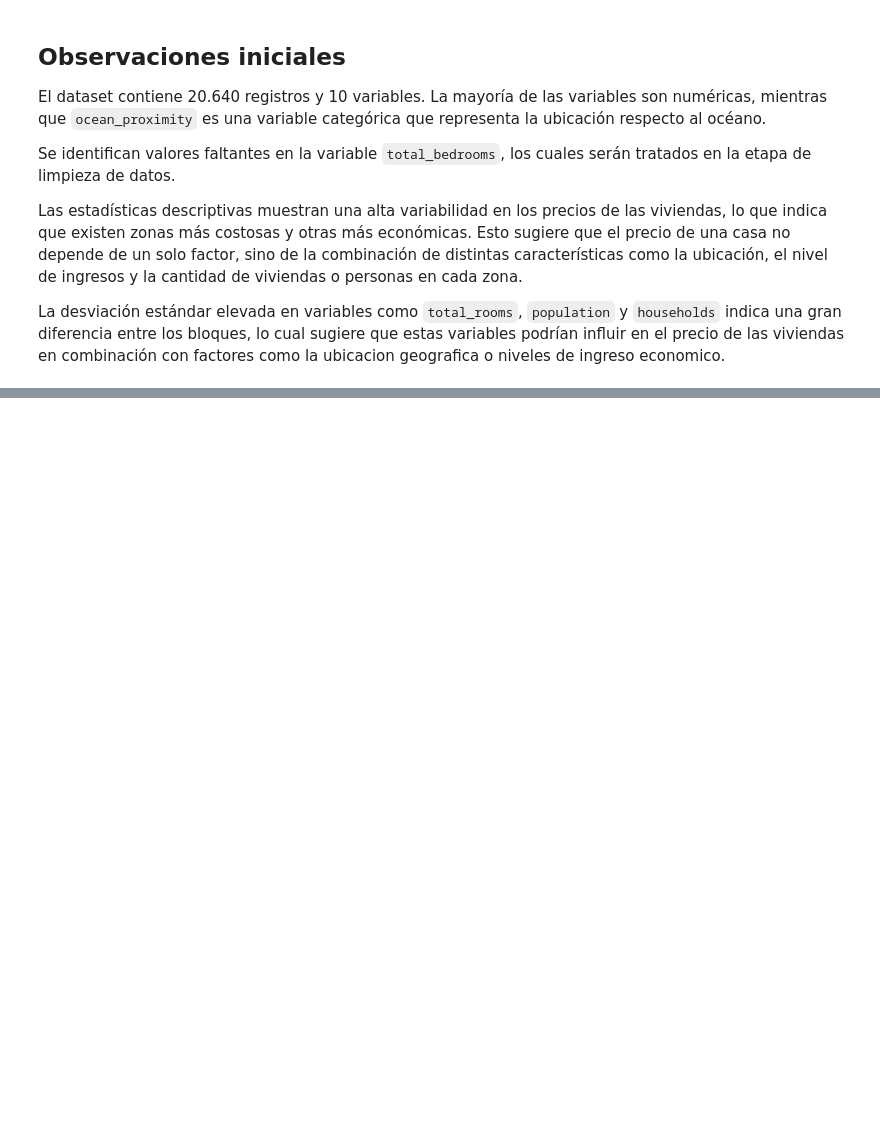
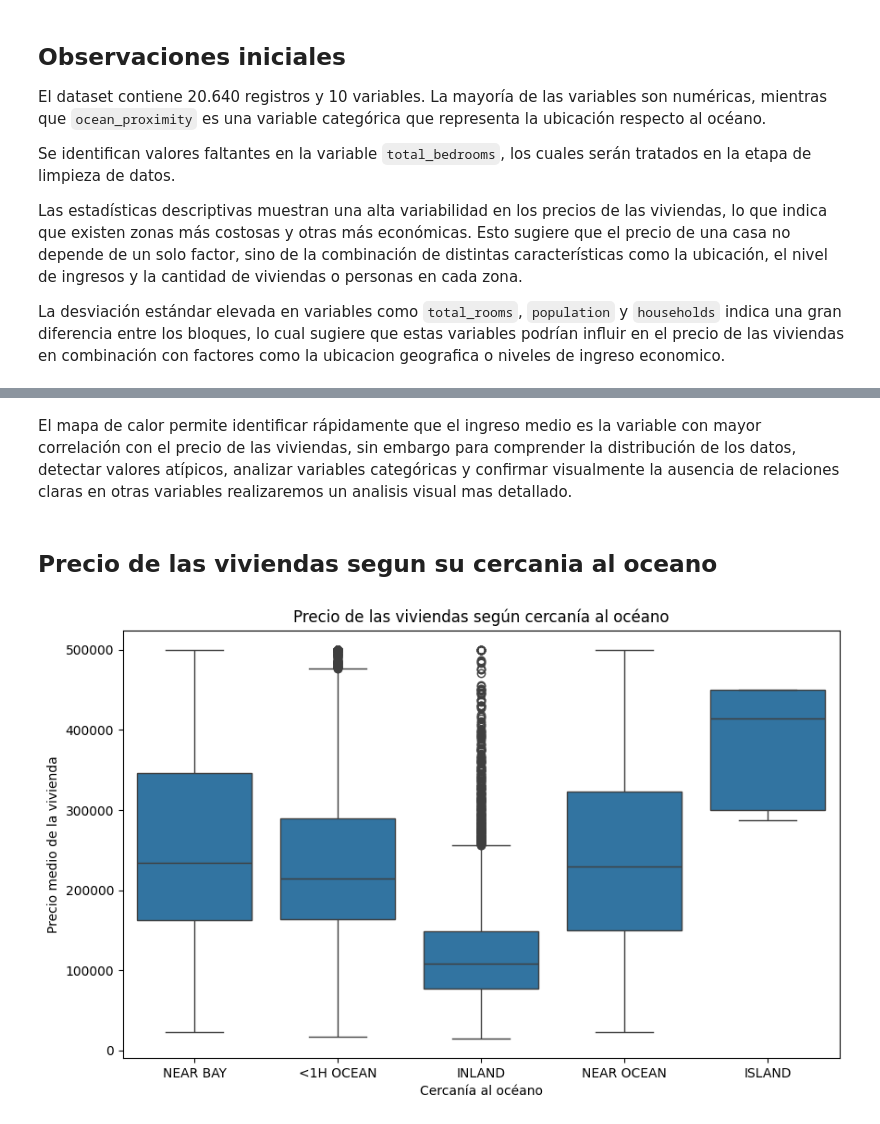
Before and after one commit to imjazmina/analisis_precios_casas_california_y_energia_electrica_espanola, a Jupyter notebook: notebooks/house_prices.ipynb, the cells around one changed output, grey strips where cells are left out. Saved outputs shown, nothing was run; the diff lists cells and outputs as text; code cells hidden in the pictures; blank space fills up the shorter version.

```diff
--- a/notebooks/house_prices.ipynb
+++ b/notebooks/house_prices.ipynb
@@ -142,0 +191,19 @@ La desviación estándar elevada en variables como `total_rooms`, `population` y
+# %% [markdown]
+El mapa de calor permite identificar rápidamente que el ingreso medio es la variable con mayor correlación con el precio de las viviendas, sin embargo para comprender la distribución de los datos, detectar valores atípicos, analizar variables categóricas y confirmar visualmente la ausencia de relaciones claras en otras variables realizaremos un analisis visual mas detallado.
+# %% [markdown]
+## Precio de las viviendas segun su cercania al oceano
+# %%
+plt.figure(figsize=(10, 6))
+sns.boxplot(
+    x="ocean_proximity",
+    y="median_house_value",
+    data=df
+)
+
+plt.title("Precio de las viviendas según cercanía al océano")
+plt.xlabel("Cercanía al océano")
+plt.ylabel("Precio medio de la vivienda")
+
+plt.show()
+# %% [output]
+[figure, added]
```
Also changed, not shown: parts of 30 cells of this notebook.
